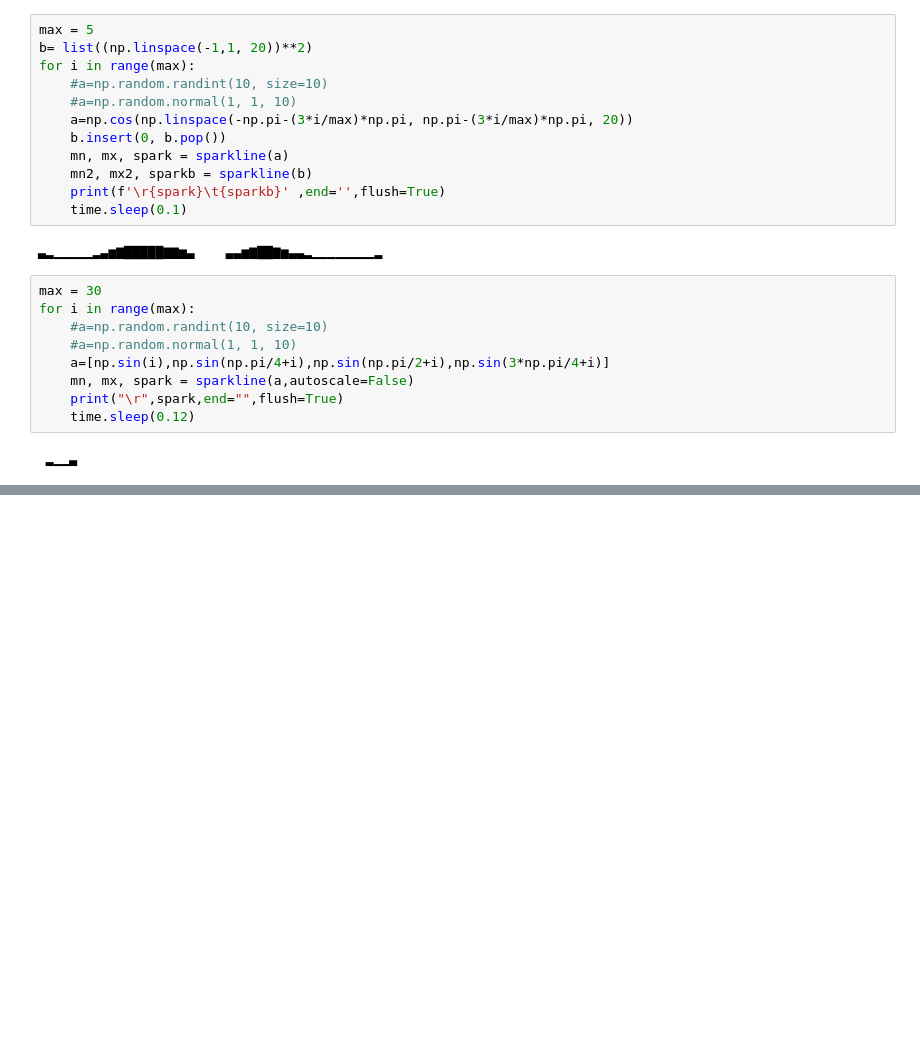
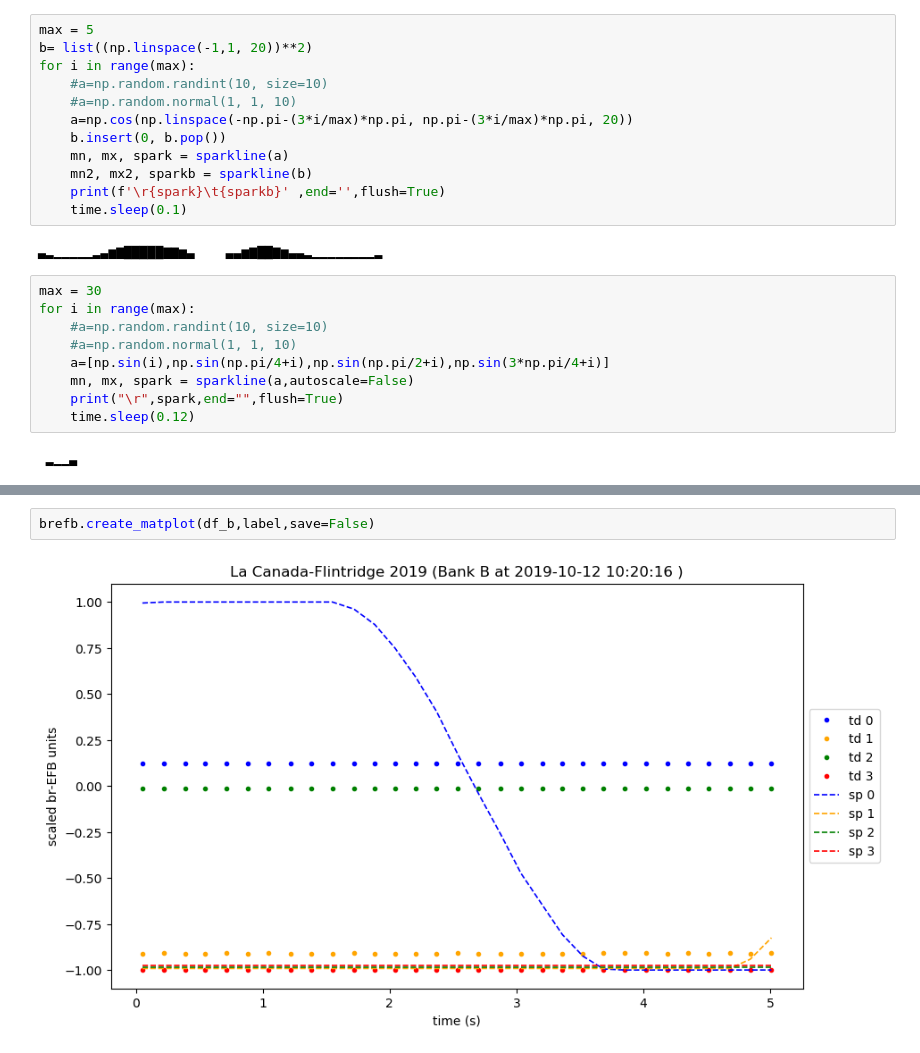
Before and after one commit to aesatchien/lcf_float, a Jupyter notebook: python/BrEFB.ipynb, the cells around one changed output, grey strips where cells are left out. Saved outputs shown, nothing was run; the diff lists cells and outputs as text; blank space fills up the shorter version.

```diff
--- a/python/BrEFB.ipynb
+++ b/python/BrEFB.ipynb
@@ -144,0 +128,4 @@ SP: ▁▁▁▁
+# %%
+brefb.create_matplot(df_b,label,save=False)
+# %% [output]
+[figure, added]
```
Also changed, not shown: parts of 17 cells of this notebook, 3 other files.
